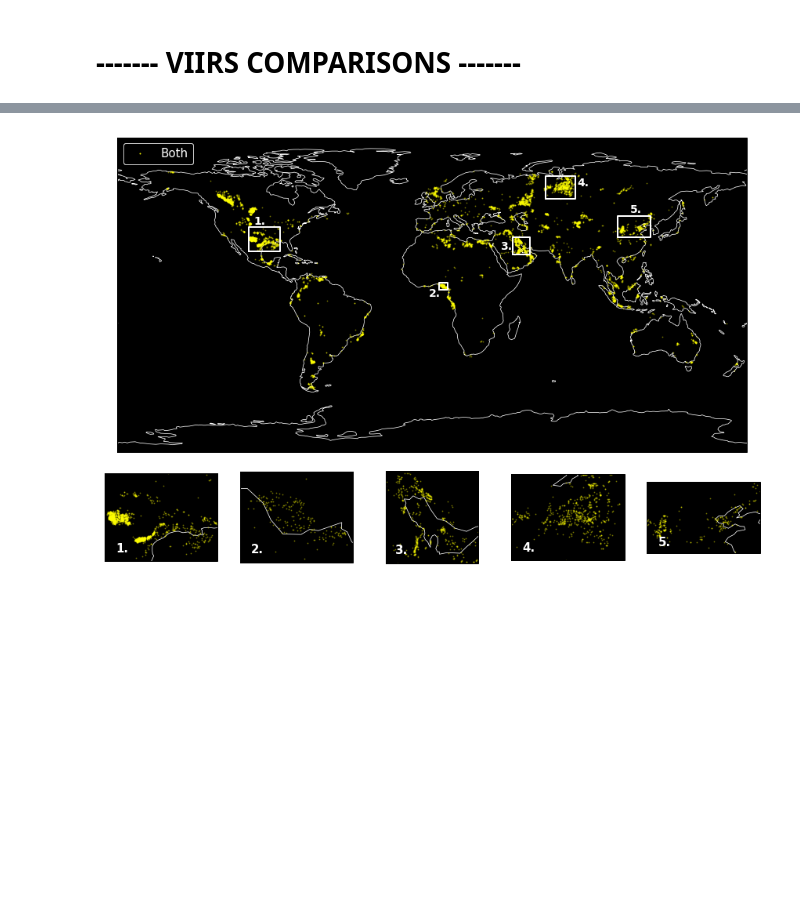
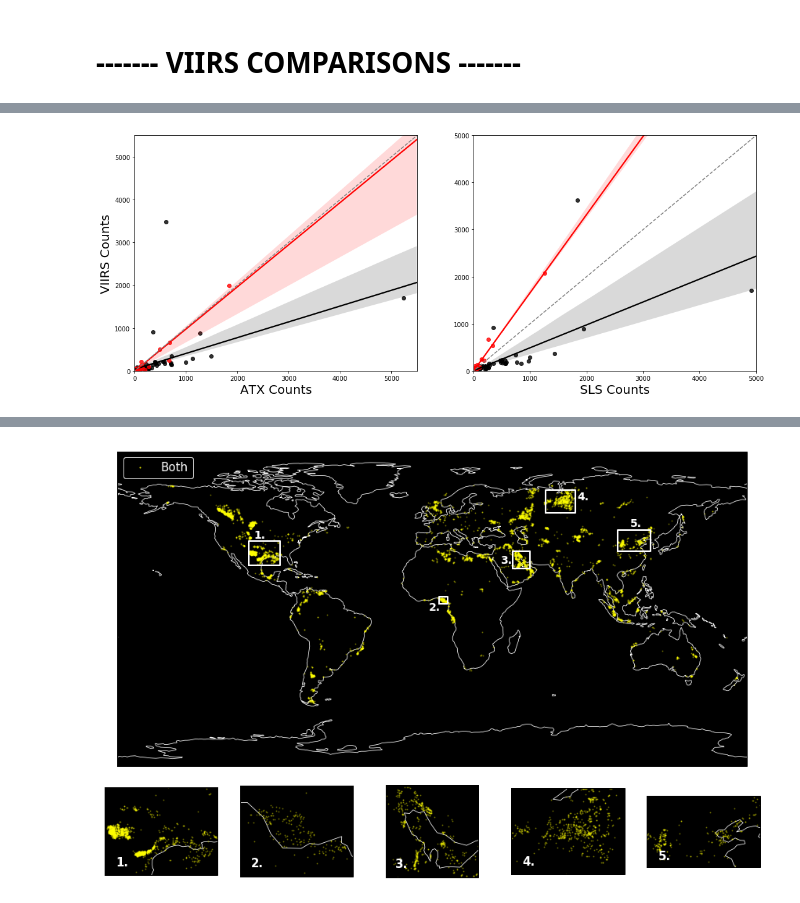
Before and after one commit to dnf0/kcl-globalgasflaring, a Jupyter notebook: notebooks/Paper Analysis Combined.ipynb, the cells around one changed output, grey strips where cells are left out. Drawn from its saved outputs; the diff is of its cells as text; code cells hidden in the pictures; blank space fills up the shorter version.

```diff
--- a/notebooks/Paper Analysis Combined.ipynb
+++ b/notebooks/Paper Analysis Combined.ipynb
@@ -131,3 +165,5 @@ viirs_industrial_df = pd.concat(df_list)
+# %%
+viirs_countries_df = create_countries_dataframe(countries_dict, viirs_industrial_df)
 # %% [markdown]
 # ------- DATA CLEANING -------
 # %% [markdown]
@@ -696,0 +719,3 @@ See the caveats in the documentation: http://pandas.pydata.org/pandas-docs/stabl
+# %%
+viirs_industrial_df['is_flare_viirs'] = viirs_industrial_df.name_id == 4
+viirs_industrial_df.drop('name_id', axis=1, inplace=True)
@@ -696,0 +736,10 @@ See the caveats in the documentation: http://pandas.pydata.org/pandas-docs/stabl
+# %%
+# add country level informaton and a counter
+countries_df = pd.concat([ats_countries_df, viirs_countries_df])
+ats_viirs_location_df = ats_viirs_location_df.merge(countries_df[['countries', 'lats_arcmin', 'lons_arcmin']],  on=['lats_arcmin', 'lons_arcmin'])
+ats_viirs_location_df['counter'] = 1
+
+# sls
+countries_df = pd.concat([sls_countries_df, viirs_countries_df])
+sls_viirs_location_df = sls_viirs_location_df.merge(countries_df[['countries', 'lats_arcmin', 'lons_arcmin']],  on=['lats_arcmin', 'lons_arcmin'])
+sls_viirs_location_df['counter'] = 1
@@ -696,0 +782,67 @@ See the caveats in the documentation: http://pandas.pydata.org/pandas-docs/stabl
+# %%
+ats_viirs_flare_merge = ats_country_flare_counts.merge(viirs_ats_country_flare_counts, on=['countries'])
+ats_viirs_industry_merge = ats_country_industry_counts.merge(viirs_ats_country_industry_counts, on=['countries'])
+sls_viirs_flare_merge = sls_country_flare_counts.merge(viirs_sls_country_flare_counts, on=['countries'])
+sls_viirs_industry_merge = sls_country_industry_counts.merge(viirs_sls_country_industry_counts, on=['countries'])
+# %%
+plt.close('all')
+fig = plt.figure(figsize=(18, 7))
+ax0 = plt.subplot(121)
+ax1 = plt.subplot(122)
+
+# ax0.scatter(ats_viirs_flare_merge.ats_flare_counts, ats_viirs_flare_merge.viirs_flare_counts,
+#             s=20, facecolors='none', edgecolors='r')
+# ax0.plot(ats_viirs_industry_merge.ats_industry_counts, ats_viirs_industry_merge.viirs_industry_counts, 'b.')
+#ax0.plot([0,0], [5000,5000], 'k-')
+
+# ax1.scatter(sls_viirs_flare_merge.sls_flare_counts, sls_viirs_flare_merge.viirs_flare_counts,
+#             s=20, facecolors='none', edgecolors='r')
+# ax1.plot(sls_viirs_industry_merge.sls_industry_counts, sls_viirs_industry_merge.viirs_industry_counts, 'b.')
+
+# ax1.set
+
+sns.regplot(ats_viirs_flare_merge.ats_flare_counts,
+            ats_viirs_flare_merge.viirs_flare_counts, ci=68, color='k', ax=ax0, scatter=True)
+sns.regplot(ats_viirs_industry_merge.ats_industry_counts,
+            ats_viirs_industry_merge.viirs_industry_counts, ci=68, color='r', ax=ax0, scatter=True)
+ax0.plot([-1000, 6000], [-1000, 6000], '--', color='grey')
+
+sns.regplot(sls_viirs_flare_merge.sls_flare_counts,
+            sls_viirs_flare_merge.viirs_flare_counts, ci=68, color='k', ax=ax1, scatter=True)
+sns.regplot(sls_viirs_industry_merge.sls_industry_counts,
+            sls_viirs_industry_merge.viirs_industry_counts, ci=68, color='r', ax=ax1, scatter=True)
+ax1.plot([-1000, 6000], [-1000, 6000], '--', color='grey')
+
+
+ax0.set(ylabel='VIIRS Counts', xlabel='ATX Counts')
+ax0.yaxis.label.set_size(20)
+ax0.xaxis.label.set_size(20)
+ax1.set(ylabel='',xlabel='SLS Counts')
+ax1.xaxis.label.set_size(20)
+
+ax0.set_xlim([0,5500])
+ax1.set_xlim([0,5000])
+ax0.set_ylim([0,5500])
+ax1.set_ylim([0,5000])
+
+
+# slope0, intercept0, r_value0, _, _ = scipy.stats.linregress(df_with_bcm_rn.cloud_adjusted_mean_frp,
+#                                                             df_with_bcm_rn.bcm)
+# slope1, intercept1, r_value1, _, _ = scipy.stats.linregress(df_with_bcm_not_rn.cloud_adjusted_mean_frp,
+#                                                             df_with_bcm_not_rn.bcm)
+
+
+# textstr0 = '$R^2=%.3f$\n$y=%.2fx + %.2f$\n Samples$=%.0f$' % (r_value0**2, slope0, intercept0, df_with_bcm_rn.bcm.shape[0])
+# textstr1 = '$R^2=%.3f$\n$y=%.2fx + %.2f$\n Samples$=%.0f$' % (r_value1**2, slope1, intercept1, df_with_bcm_not_rn.bcm.shape[0])
+
+# props = dict(boxstyle='round', facecolor='white', alpha=0.5)
+
+# ax.text(0.6, 0.9, textstr0, transform=ax.transAxes, fontsize=14,
+#         verticalalignment='top', bbox=props)
+# ax.text(0.7, 0.22, textstr1, transform=ax.transAxes, fontsize=14,
+#         verticalalignment='top', bbox=props)
+
+
+plt.show()
+# %% [output]
+[figure, added]
```
Also changed, not shown: parts of 15 cells of this notebook.
